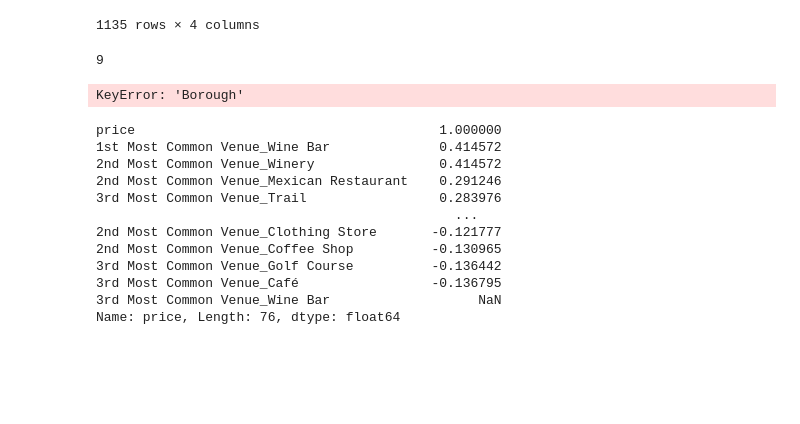
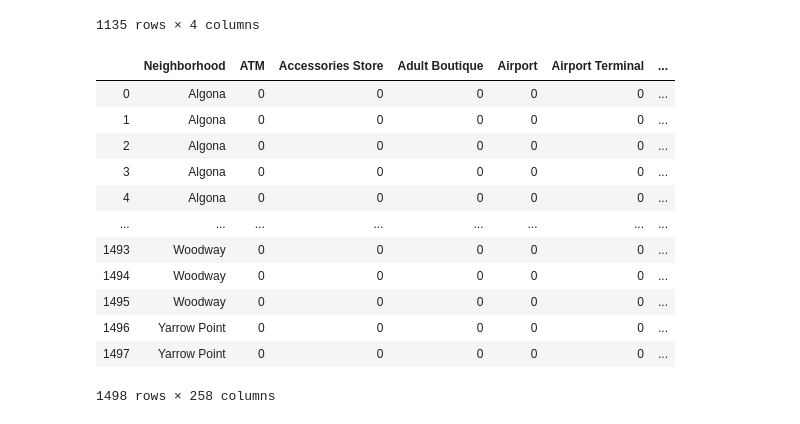
Before and after one commit to MichaelDarmoutomo/Coursera_Capstone, a Jupyter notebook: Final_project_v2.ipynb, the cells around one changed output. Saved outputs shown, nothing was run; the diff lists cells and outputs as text; code cells hidden in the pictures; blank space fills up the shorter version.

```diff
--- a/Final_project_v2.ipynb
+++ b/Final_project_v2.ipynb
@@ -471,19 +496,26 @@ df_count_price
 # %%
 # one hot encoding
 seattle_onehot = pd.get_dummies(venues[['Venue Category']], prefix="", prefix_sep="")
 
 # add neighborhood column back to dataframe
 seattle_onehot['Neighborhood'] = venues['Borough']
 
 # move neighborhood column to the first column
 fixed_columns = [seattle_onehot.columns[-1]] + list(seattle_onehot.columns[:-1])
 seattle_onehot = seattle_onehot[fixed_columns]
 
-seattle_onehot['Garden'].sum()
+seattle_onehot
 # %% [output]
+|  | Neighborhood | ATM | Accessories Store | Adult Boutique | Airport | Airport Terminal | ... |
+| 0 | Algona | 0 | 0 | 0 | 0 | 0 | ... |
+| 1 | Algona | 0 | 0 | 0 | 0 | 0 | ... |
+| 2 | Algona | 0 | 0 | 0 | 0 | 0 | ... |
+| 3 | Algona | 0 | 0 | 0 | 0 | 0 | ... |
+| 4 | Algona | 0 | 0 | 0 | 0 | 0 | ... |
+| ... | ... | ... | ... | ... | ... | ... | ... |
+| 1493 | Woodway | 0 | 0 | 0 | 0 | 0 | ... |
+| 1494 | Woodway | 0 | 0 | 0 | 0 | 0 | ... |
+| 1495 | Woodway | 0 | 0 | 0 | 0 | 0 | ... |
+| 1496 | Yarrow Point | 0 | 0 | 0 | 0 | 0 | ... |
+| 1497 | Yarrow Point | 0 | 0 | 0 | 0 | 0 | ... |
-9
+1498 rows × 258 columns
-# %%
-seattle_grouped = seattle_onehot.groupby('Neighborhood').mean().reset_index()
-seattle_grouped.join(df_avg_count_restr[['Borough', 'Avg_price']], on='Borough')
-# %% [output]
-KeyError: 'Borough'
@@ -518,22 +521,0 @@ top20 = neighborhoods_venues_sorted[neighborhoods_venues_sorted['Neighborhood'].
-# %%
-df_top3 = pd.get_dummies(top20[['1st Most Common Venue', '2nd Most Common Venue', '3rd Most Common Venue']])
-df_top3['Neighborhood'] = neighborhoods_venues_sorted['Neighborhood']
-
-# move neighborhood column to the first column
-fixed_columns = [df_top3.columns[-1]] + list(df_top3.columns[:-1])
-df_top3 = df_top3[fixed_columns]
-df_top3['price'] = df_avg_count_restr['Avg_price']
-df_top3.corr().sort_values('price', ascending=False)['price']
-# %% [output]
-price                                       1.000000
-1st Most Common Venue_Wine Bar              0.414572
-2nd Most Common Venue_Winery                0.414572
-2nd Most Common Venue_Mexican Restaurant    0.291246
-3rd Most Common Venue_Trail                 0.283976
-                                              ...
-2nd Most Common Venue_Clothing Store       -0.121777
-2nd Most Common Venue_Coffee Shop          -0.130965
-3rd Most Common Venue_Golf Course          -0.136442
-3rd Most Common Venue_Café                 -0.136795
-3rd Most Common Venue_Wine Bar                   NaN
-Name: price, Length: 76, dtype: float64
```
Also changed, not shown: parts of 14 cells of this notebook.
